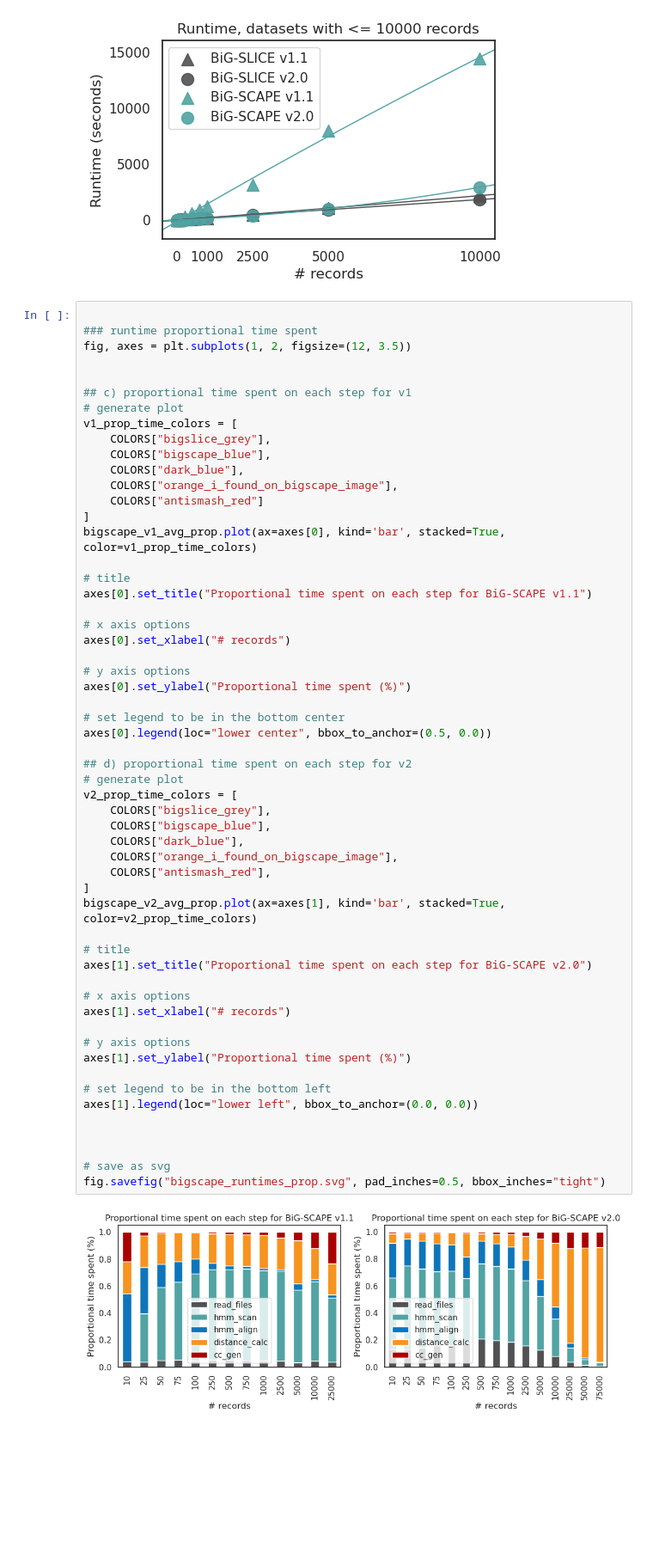
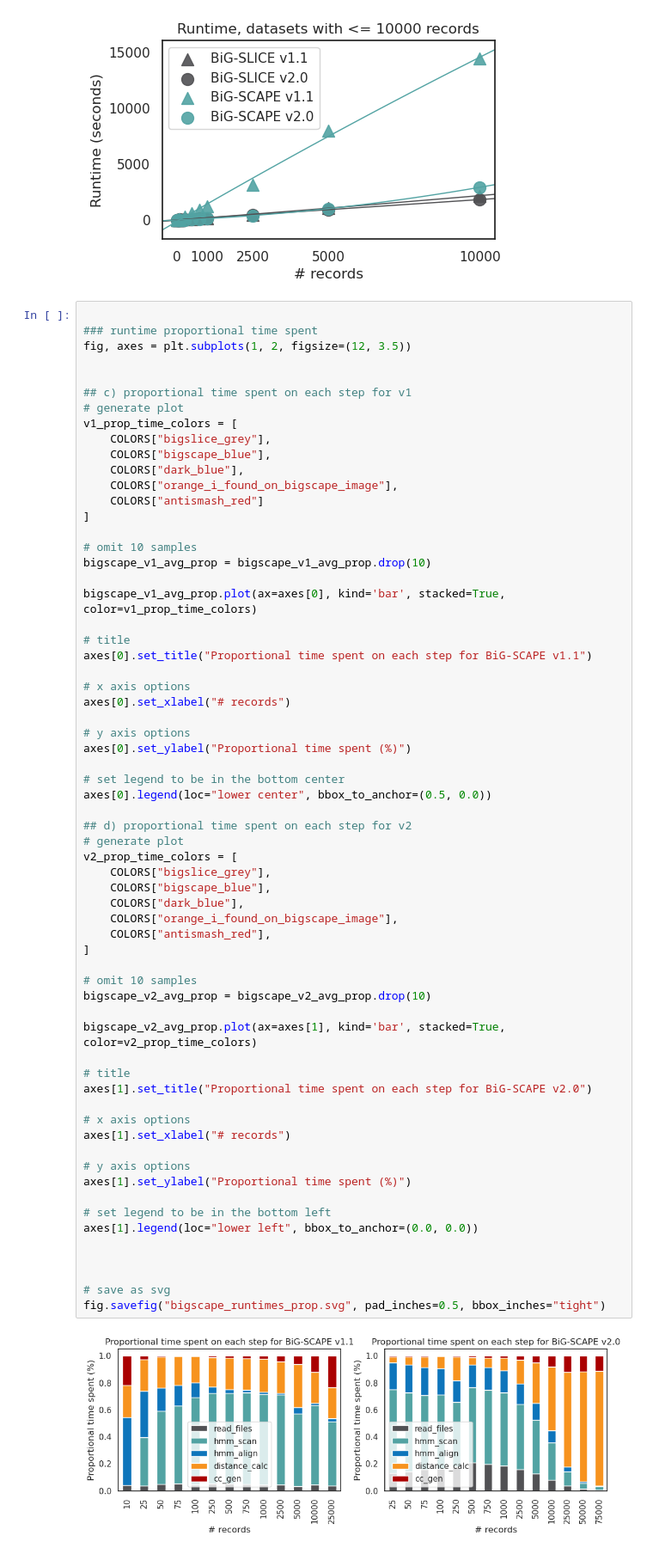
Before and after one commit to adraismawur/bigscape-v2-notebooks, a Jupyter notebook: runtimes.ipynb, the cells around one changed output. Shown at 86% size. Cells and saved outputs as stored; diff of their text form; blank space fills up the shorter version.

Commit message:
omit 10 datapoint prop runtimes

```diff
--- a/runtimes.ipynb
+++ b/runtimes.ipynb
@@ -318,6 +318,10 @@ v1_prop_time_colors = [
     COLORS["orange_i_found_on_bigscape_image"],
     COLORS["antismash_red"]
 ]
+
+# omit 10 samples
+bigscape_v1_avg_prop = bigscape_v1_avg_prop.drop(10)
+
 bigscape_v1_avg_prop.plot(ax=axes[0], kind='bar', stacked=True, color=v1_prop_time_colors)
 
 # title
@@ -333,34 +337,38 @@ axes[0].set_ylabel("Proportional time spent (%)")
 axes[0].legend(loc="lower center", bbox_to_anchor=(0.5, 0.0))
 
 ## d) proportional time spent on each step for v2
 # generate plot
 v2_prop_time_colors = [
     COLORS["bigslice_grey"],
     COLORS["bigscape_blue"],
     COLORS["dark_blue"],
     COLORS["orange_i_found_on_bigscape_image"],
     COLORS["antismash_red"],
 ]
+
+# omit 10 samples
+bigscape_v2_avg_prop = bigscape_v2_avg_prop.drop(10)
+
 bigscape_v2_avg_prop.plot(ax=axes[1], kind='bar', stacked=True, color=v2_prop_time_colors)
 
 # title
 axes[1].set_title("Proportional time spent on each step for BiG-SCAPE v2.0")
 
 # x axis options
 axes[1].set_xlabel("# records")
 
 # y axis options
 axes[1].set_ylabel("Proportional time spent (%)")
 
 # set legend to be in the bottom left
 axes[1].legend(loc="lower left", bbox_to_anchor=(0.0, 0.0))
 
 
 
 # save as svg
 fig.savefig("bigscape_runtimes_prop.svg", pad_inches=0.5, bbox_inches="tight")
 # %% [output]
-[figure, old version]
+[figure, new version]
 # %%
 # collate into one image
 
```
